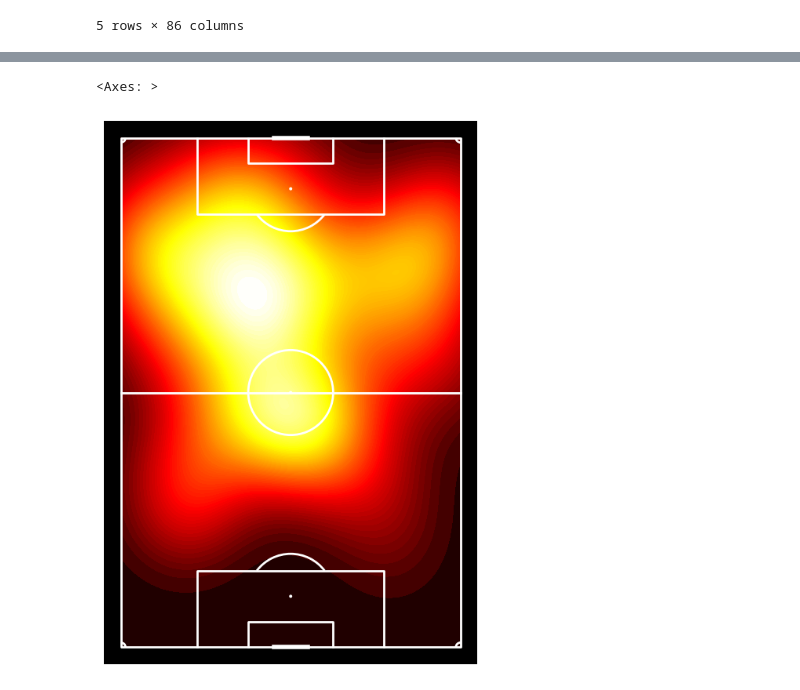
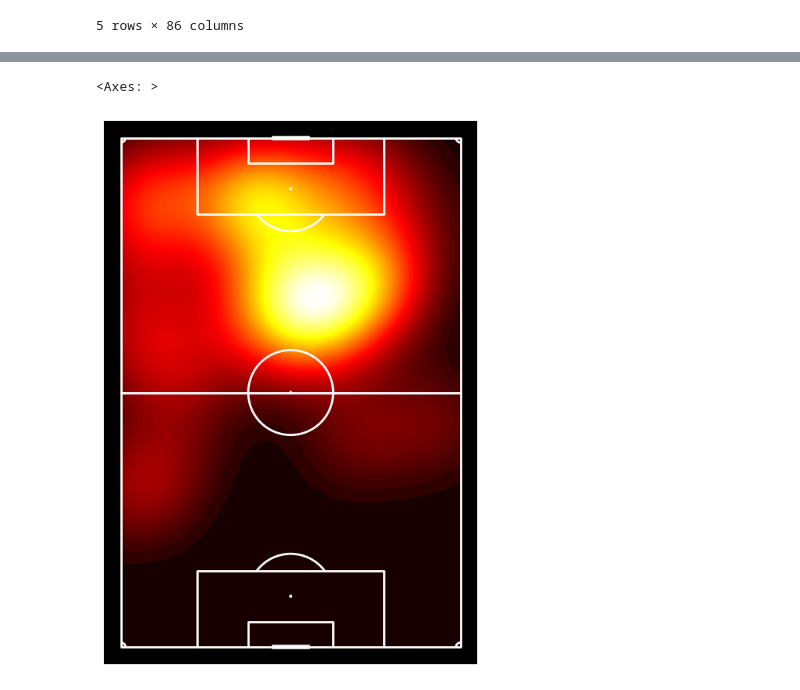
Before and after one commit to akketza/data-analysis-futbol, a Jupyter notebook: mapaCalor.ipynb, the cells around one changed output, grey strips where cells are left out. Drawn from its saved outputs; the diff is of its cells as text; code cells hidden in the pictures.

```diff
--- a/mapaCalor.ipynb
+++ b/mapaCalor.ipynb
@@ -59,7 +59,7 @@ Gonzalo Ariel Montiel              16
 Name: count, dtype: int64
 # %%
 #filtro por jugador
-df_jugador = partido[partido['player'] == 'Lionel Andrés Messi Cuccittini']
+df_jugador = partido[partido['player'] == 'Lautaro Javier Martínez']
 #llama al data frame
 df_jugador.shape
 # %% [output]
@@ -72,9 +72,9 @@ df_jugador.shape
 #locacion me da un array de x y
 #se define x, y, location para poder visualizarlo en columnas
 
-df_messi[['x', 'y']] = df_messi.location.apply(pd.Series)
-df_messi[['end_x', 'end_y']] = df_messi.pass_end_location.apply(pd.Series)
-df_messi[['x', 'y', 'location']]
+df_jugador[['x', 'y']] = df_jugador.location.apply(pd.Series)
+df_jugador[['end_x', 'end_y']] = df_jugador.pass_end_location.apply(pd.Series)
+df_jugador[['x', 'y', 'location']]
 # %% [output]
 A value is trying to be set on a copy of a slice from a DataFrame.
 Try using .loc[row_indexer,col_indexer] = value instead
@@ -107,25 +107,25 @@ See the caveats in the documentation: https://pandas.pydata.org/pandas-docs/stab
 # %%
 #se genera el mapa difiniedno ax
 fig, ax = plt.subplots(figsize=(16,9))
 #como se importo arriba Pitch se trae el tipo statsbomb
 pitch = VerticalPitch(pitch_type='statsbomb', line_color='white', pitch_color='black',corner_arcs=True)
 #se dibuja la cancha
 pitch.draw(ax=ax)
 #se llama al kde y se especifica los ax x e y, tambien se le puede dar mas parametros
 pitch.kdeplot(
-    df_jugador[df_jugador['type'] == 'Pass']['end_x'],
-    df_jugador[df_jugador['type'] == 'Pass']['end_y'],
-    #df_messi['x'],
-    #df_messi['y'],
+    #df_jugador[df_jugador['type'] == 'Pass']['end_x'],
+    #df_jugador[df_jugador['type'] == 'Pass']['end_y'],
+    df_jugador['x'],
+    df_jugador['y'],
     ax=ax,
     levels=100,
     fill=True,
     zorder=-1,
     shade_lowest=True,
     thresh=0,
     cut=4,
     cmap='hot'
 )
 # %% [output]
 <Axes: >
-[figure, old version]
+[figure, new version]
```
Also changed, not shown: parts of 3 cells of this notebook.
